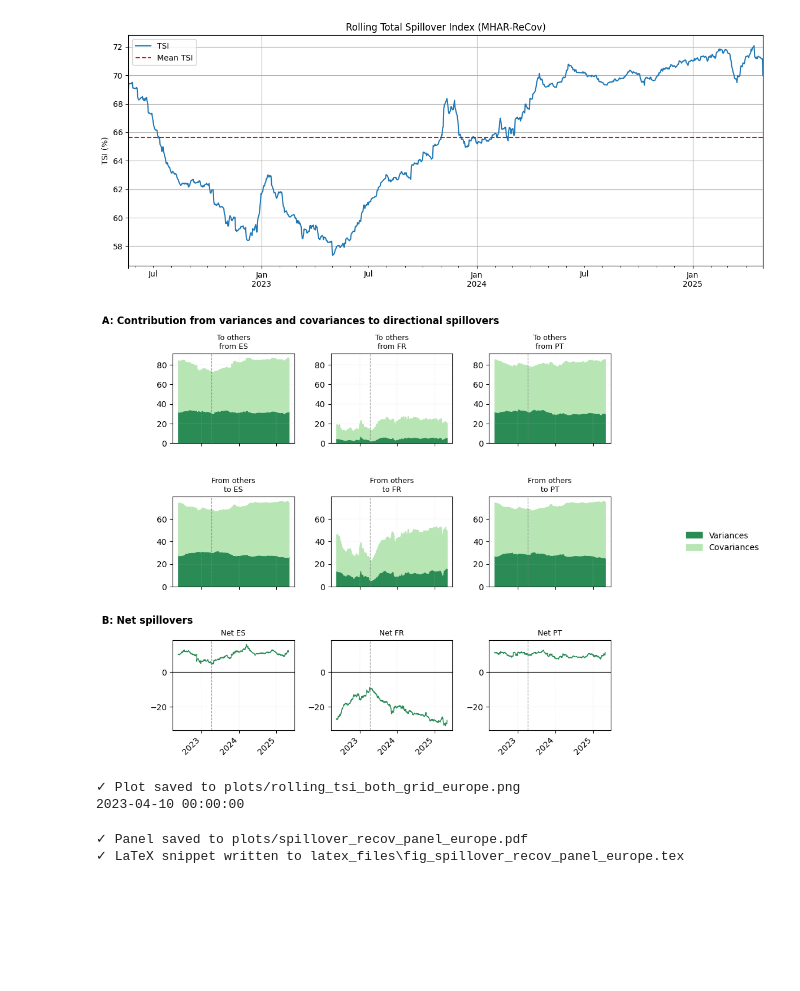
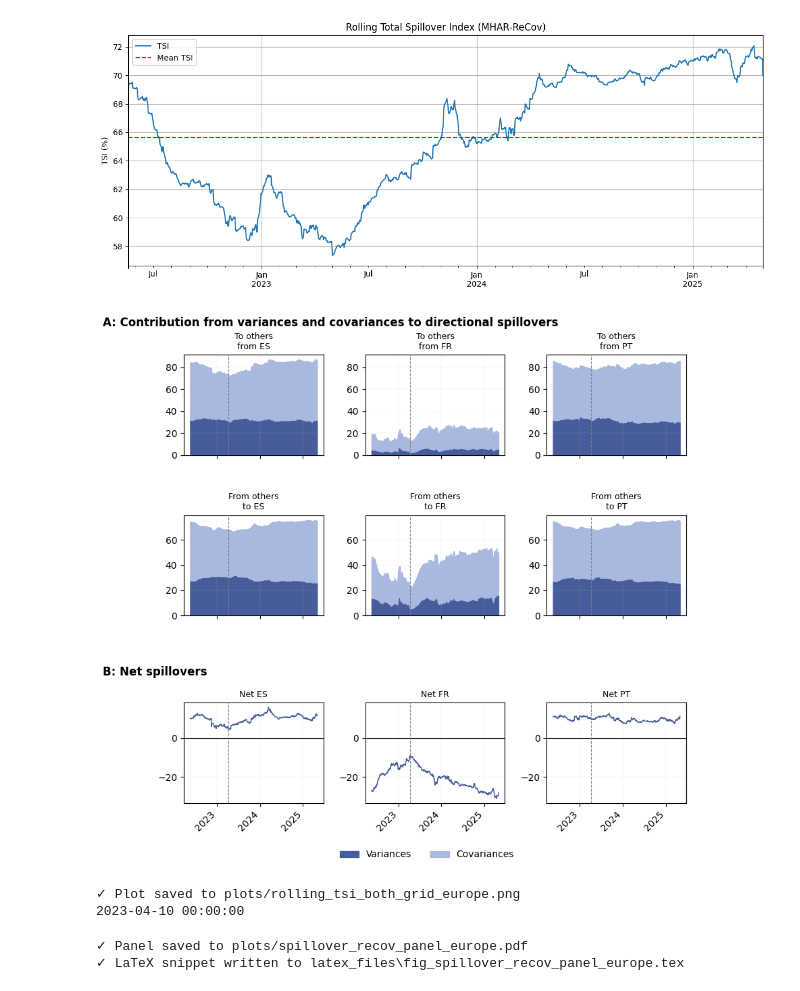
Before and after one commit to franrolotti/volatility-spillovers-methodology, a Jupyter notebook: 04_volatility_spillovers_var_covar_MHAR.ipynb, the cells around one changed output. Saved outputs shown, nothing was run; the diff lists cells and outputs as text; code cells hidden in the pictures; blank space fills up the shorter version.

Commit message:
Changes in plots

```diff
--- a/04_volatility_spillovers_var_covar_MHAR.ipynb
+++ b/04_volatility_spillovers_var_covar_MHAR.ipynb
@@ -628,8 +628,8 @@ fig, axes = plt.subplots(
     sharex="row", sharey="row",
     gridspec_kw={"hspace":0.60, "wspace":0.30})
 
-col_cov = "#B7E6B4"
-col_var = "#2A8B55"
+col_cov = "#A9B8DE"
+col_var = "#465C9B"
 loc, fmt = mdates.YearLocator(base=1), mdates.DateFormatter("%Y")
 
 
@@ -684,46 +684,69 @@ for i, (raw, disp) in enumerate(zip(markets_raw, markets_disp)):
     ax.axvline(date_max_fr, color="gray", lw=.8, ls="--", zorder=3)
     ax.set_title(f"Net {raw.upper()}", fontsize=9)
     ax.xaxis.set_major_locator(loc); ax.xaxis.set_major_formatter(fmt)
     for lab in ax.get_xticklabels():
         lab.set_rotation(45); lab.set_ha("right")
     ax.grid(ls=":", lw=.3, color="#d0d0d0")
 
 for ax in axes.flat:
     ax.tick_params(axis="y", labelleft=True)
 
 # ── global legend & headings ──────────────────────────────────────────
-fig.legend([plt.Rectangle((0,0),1,1,color=col_var),
-            plt.Rectangle((0,0),1,1,color=col_cov)],
-           ["Variances", "Covariances"],
-           loc="center left",
-           bbox_to_anchor=(1.02, 0.5),
-           frameon=False,
-           ncol=1)
-
-fig.text(0.00, 0.98,                           # A-header: a hair lower
+fig.text(0.00, 0.99,
          "A: Contribution from variances and covariances to directional spillovers",
          ha="left", va="top", fontsize=12, fontweight="bold")
 
 row_bottom_ax = axes[3*n_bands - 1, 0]
 y_pos = row_bottom_ax.get_position().y1 + 0.05
 fig.text(0.00, y_pos,
          "B: Net spillovers",
          ha="left", va="top", fontsize=12, fontweight="bold")
 
-# final layout – a touch more top / bottom padding
-plt.subplots_adjust(top=0.90, bottom=0.10)
+# ▸▸ NEW legend: centred at the bottom ▸▸
+fig.legend([plt.Rectangle((0, 0), 1, 1, color=col_var),
+            plt.Rectangle((0, 0), 1, 1, color=col_cov)],
+           ["Variances", "Covariances"],
+           loc="lower center",
+           bbox_to_anchor=(0.5, -0.03),     # just below the axes grid
+           frameon=False,
+           ncol=2)
+
+# final layout – add a touch more bottom padding for the legend
+plt.subplots_adjust(top=0.92,        # a bit tighter at the top
+                    bottom=0.14,     # extra padding for the legend
+                    hspace=0.38,     # tighter between every row
+                    wspace=0.30)
+
+
+row_gap = 0.05                       # vertical offset (figure coords)
+for r in range(2, 3*n_bands, 3):     # every 3rd row ⇒ the “Net” row
+    for c in range(col_chunk):
+        ax = axes[r, c]
+        pos = ax.get_position()
+        ax.set_position([pos.x0, pos.y0 - row_gap, pos.width, pos.height])
+
+#   top of first subplot row
+y_A = axes[0, 0].get_position().y1 + 0.015
+#   top of shifted “Net” row (after the move)
+y_B = axes[2, 0].get_position().y1 + 0.025
+
+
+
+# ─────────────────────────────────────────────────────────────
+# Legend centred *just* under the grids
+# ─────────────────────────────────────────────────────────────
+
 plt.show()
-
 
 # save
 os.makedirs("plots", exist_ok=True)
 out_file = f"plots/rolling_tsi_both_grid_{option_selector.value}.png"
 fig.savefig(out_file, dpi=300, transparent=True)
 plt.show()
 print(f"✓ Plot saved to {out_file}")
 print(date_max_fr)
 # %% [output]
-[figure, old version]
+[figure, new version]
 ✓ Plot saved to plots/rolling_tsi_both_grid_europe.png
 2023-04-10 00:00:00
 # %%
```
Also changed, not shown: parts of 1 cell of this notebook, 1 other file.
